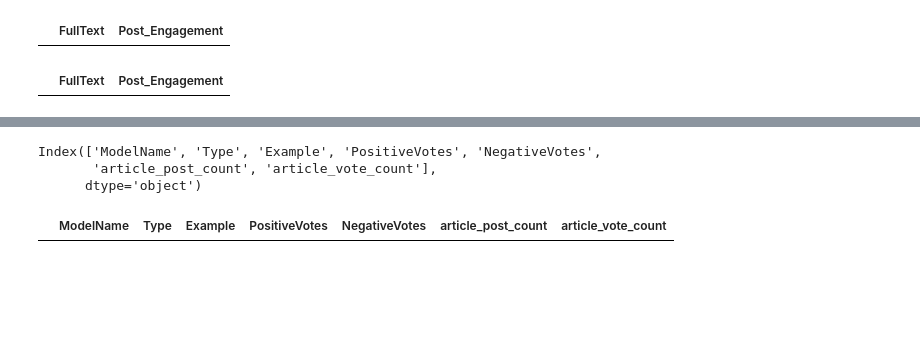
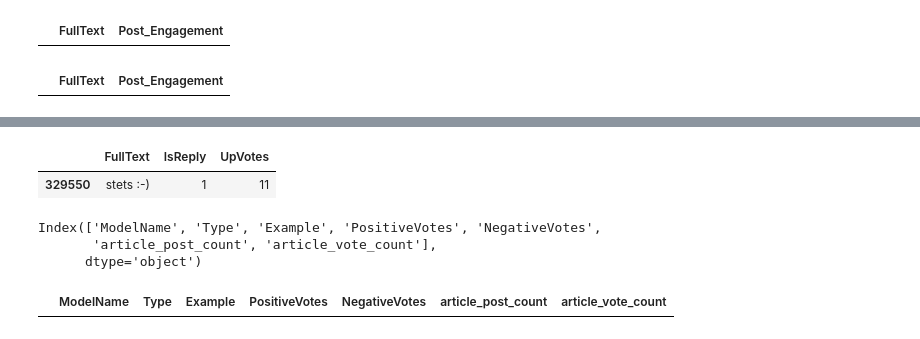
Before and after one commit to dario-x/user-post-popularity-prediction, a Jupyter notebook: Prediction.ipynb, the cells around one changed output, grey strips where cells are left out. Saved outputs shown, nothing was run; the diff lists cells and outputs as text; code cells hidden in the pictures; blank space fills up the shorter version.

```diff
--- a/Prediction.ipynb
+++ b/Prediction.ipynb
@@ -1009,3 +1306,8 @@ for model_name in examples_df['ModelName'].unique():
+# %%
+df_merged[df_merged['FullText'] == 'stets :-)'][['FullText', 'IsReply', 'UpVotes']].style
+# %% [output]
+|  | FullText | IsReply | UpVotes |
+| 329550 | stets :-) | 1 | 11 |
 # %%
 examples_df.columns
 # %% [output]
```
Also changed, not shown: parts of 57 cells of this notebook, 29 other files.
